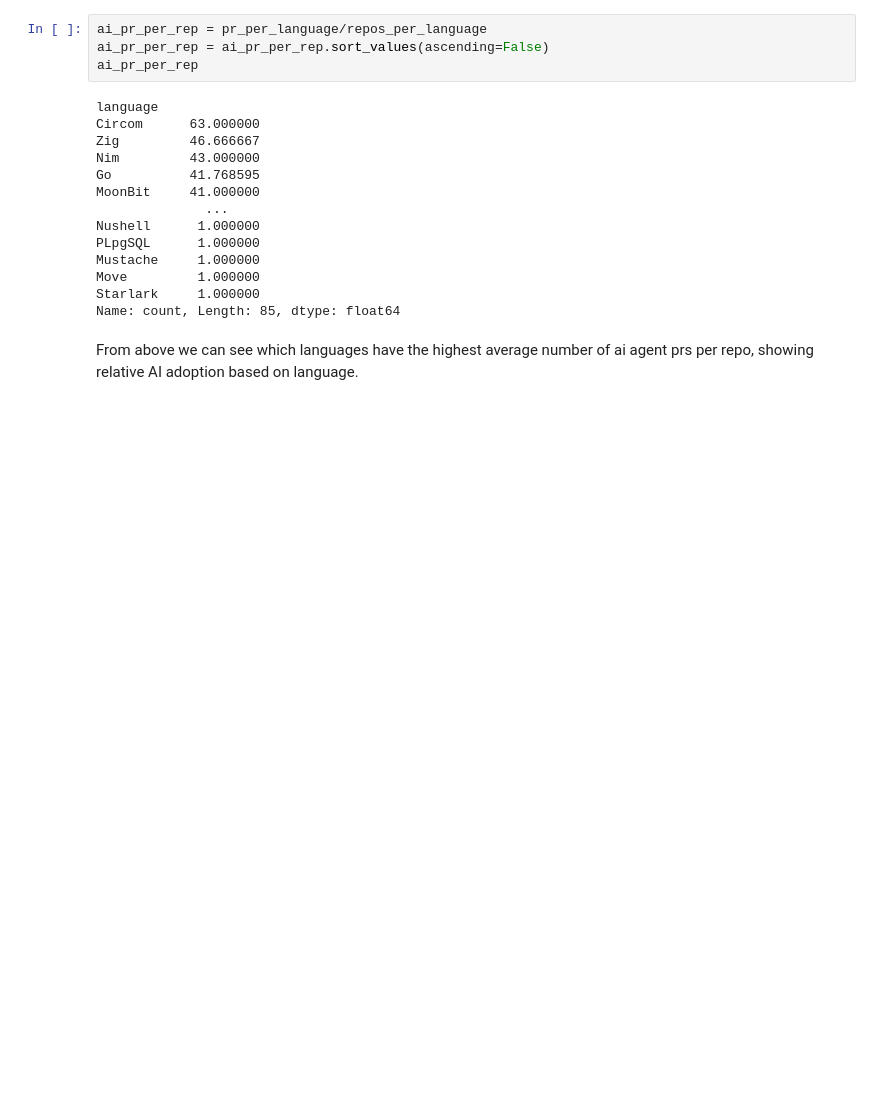
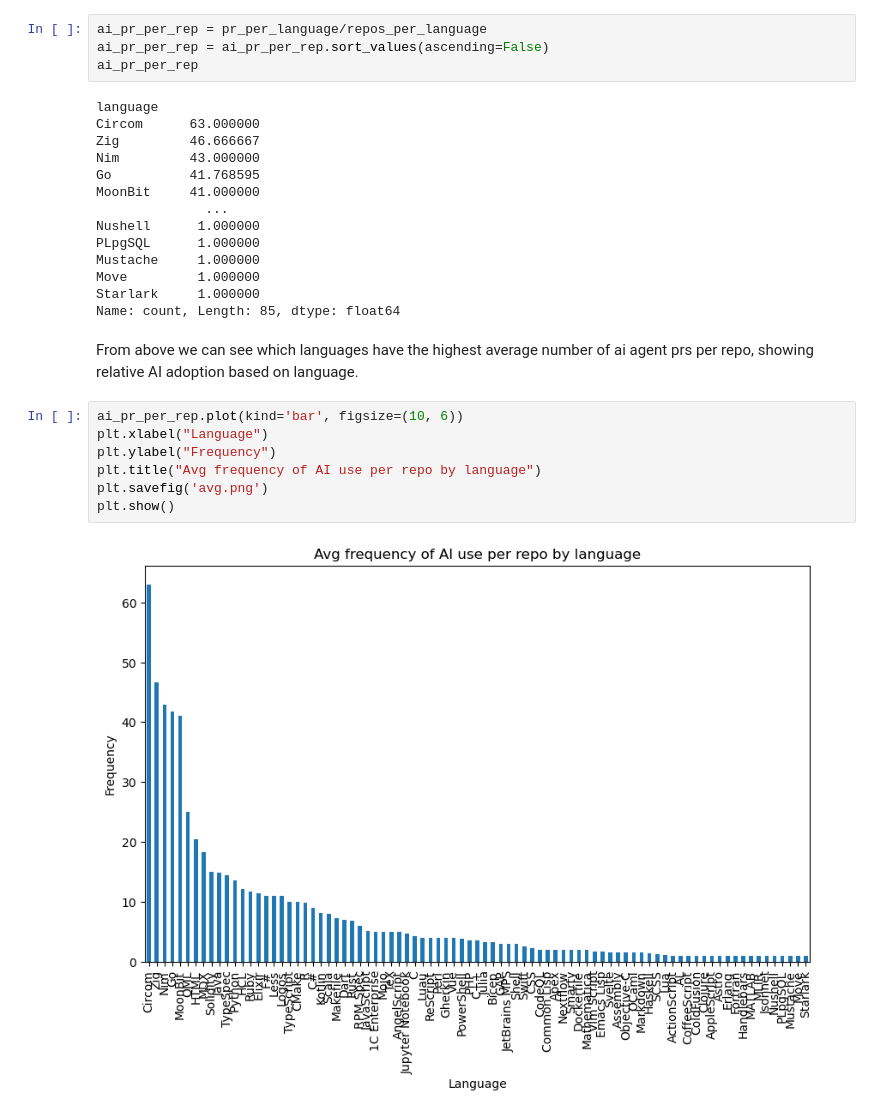
Before and after one commit to yueywangse/542Project, a Jupyter notebook: projectQ1.ipynb, the cells around one changed output. Cells and saved outputs as stored; diff of their text form; blank space fills up the shorter version.

```diff
--- a/projectQ1.ipynb
+++ b/projectQ1.ipynb
@@ -189,3 +196,12 @@ Starlark     1.000000
 Name: count, Length: 85, dtype: float64
 # %% [markdown]
 From above we can see which languages have the highest average number of ai agent prs per repo, showing relative AI adoption based on language.
+# %%
+ai_pr_per_rep.plot(kind='bar', figsize=(10, 6))
+plt.xlabel("Language")
+plt.ylabel("Frequency")
+plt.title("Avg frequency of AI use per repo by language")
+plt.savefig('avg.png')
+plt.show()
+# %% [output]
+[figure, added]
```
Also changed, not shown: parts of 4 cells of this notebook, 4 other files.
